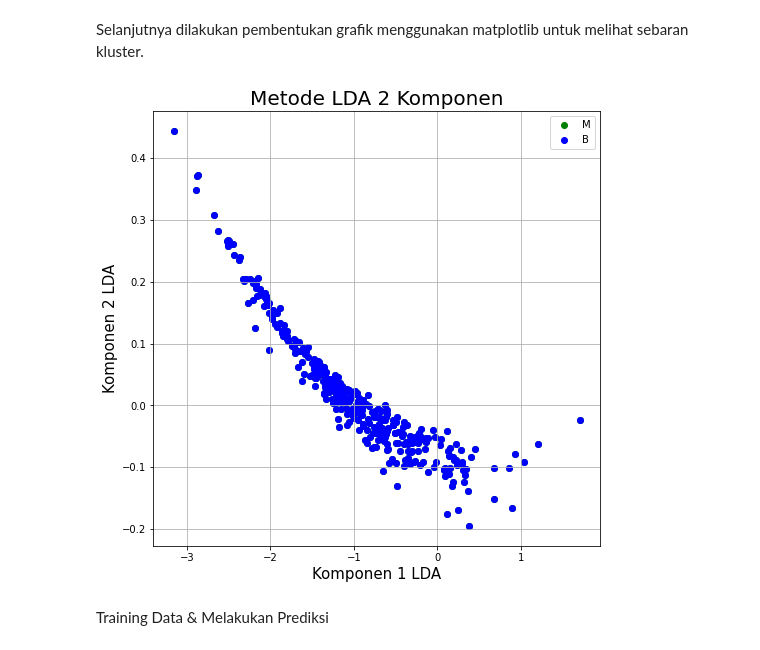
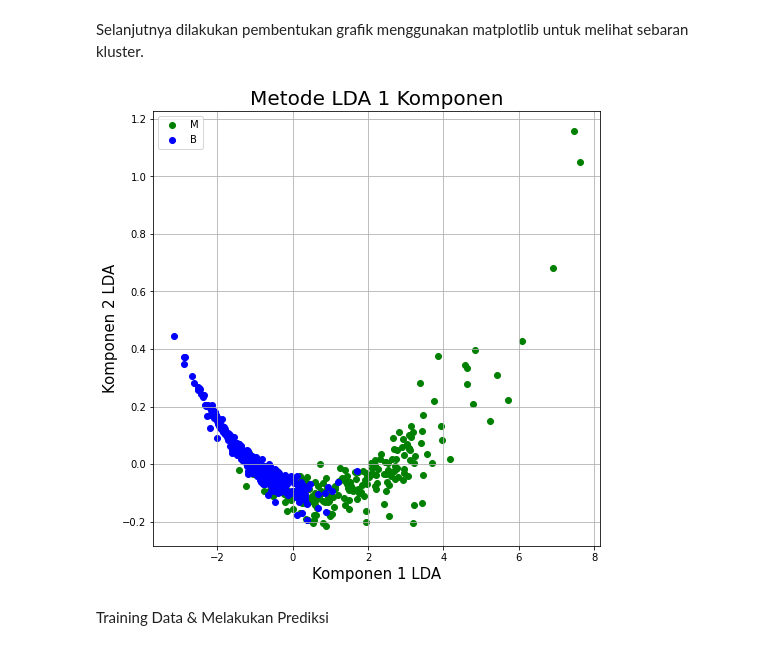
Before and after one commit to hananlu/SLOuas, a Jupyter notebook: Klusterisasi_dengan_LDA.ipynb, the cells around one changed output. Cells and saved outputs as stored; diff of their text form; code cells hidden in the pictures.

```diff
--- a/Klusterisasi_dengan_LDA.ipynb
+++ b/Klusterisasi_dengan_LDA.ipynb
@@ -96,19 +96,20 @@ Selanjutnya dilakukan pembentukan grafik menggunakan matplotlib untuk melihat se
 # %%
 fig = plt.figure(figsize = (8,8))
 ax = fig.add_subplot(1,1,1)
 ax.set_xlabel('Komponen 1 LDA', fontsize = 15)
 ax.set_ylabel('Komponen 2 LDA', fontsize = 15)
-ax.set_title('Metode LDA 2 Komponen', fontsize = 20)
-#targets = ['M', 'B']
-#colors = ['g', 'b']
+ax.set_title('Metode LDA 1 Komponen', fontsize = 20)
+targets = ['M', 'B']
+colors = ['g', 'b']
 for target, color in zip(targets,colors):
-    plt.scatter(AnalisisFinal.loc[indicesToKeep, 'komponen1']
+    indicesToKeep = AnalisisFinal['diagnosis'] == target
+    ax.scatter(AnalisisFinal.loc[indicesToKeep, 'komponen1']
                , AnalisisFinal.loc[indicesToKeep, 'komponen2']
                , c = color)
 ax.legend(targets)
 ax.grid()
 # %% [output]
-[figure, old version]
+[figure, new version]
 # %% [markdown]
 Training Data & Melakukan Prediksi
 # %%
```
